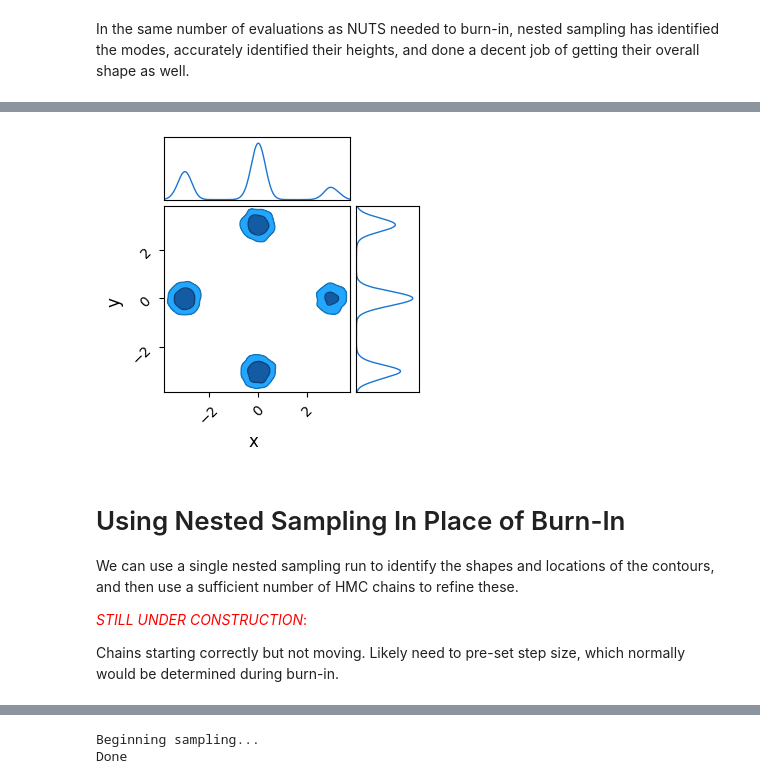
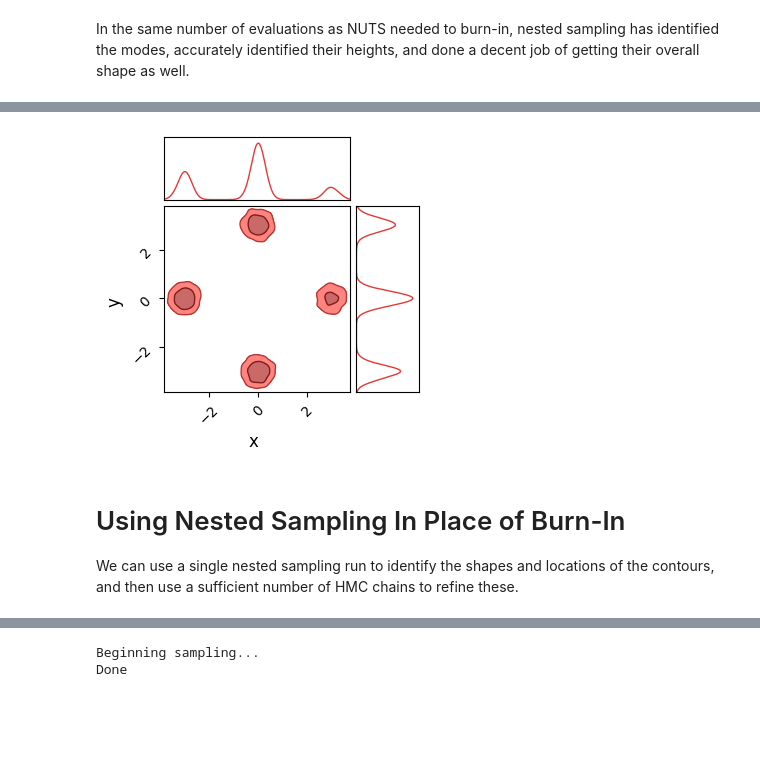
Before and after one commit to HughMcDougall/HMJavelin, a Jupyter notebook: NumpyroTests/BurnInTest.ipynb, the cells around one changed output, grey strips where cells are left out. Drawn from its saved outputs; the diff is of its cells as text; code cells hidden in the pictures; blank space fills up the shorter version.

```diff
--- a/NumpyroTests/BurnInTest.ipynb
+++ b/NumpyroTests/BurnInTest.ipynb
@@ -103,7 +104,7 @@ Sampling Done
 Though NUTS does a good job (after burn-in) of locating each of the modes, it <i>doesn't</i> succesfully identify their heights. Because the modes are so fully separated, chains stick to whichever mode they first encounter, and so each mode is equally occupied / has roughly the same height:
 # %%
 plt.figure(figsize=(5,5))
-plt.title("Chain Paths (Post-Burnin)")
+plt.title("Chain Paths (Post-Burnin), NUTS")
 plt.axis('equal')
 plt.plot([xmin,xmax,xmax,xmin,xmin],[ymax,ymax,ymin,ymin,ymax],c='k',lw=0.5)
 plt.errorbar([-spacing,0,0,0,spacing],[0,-spacing,0,spacing,0],xerr=width,yerr=width,c='r',fmt='none')
@@ -112,7 +113,7 @@ for i in range(nchains):
 plt.show()
 
 c= ChainConsumer()
-c.add_chain([output['x'],output['y']], parameters=['x','y'])
-c.plotter.plot()
+c.add_chain([output['x'],output['y']], parameters=['x','y'], name="NUTS only", color='blue')
+c.plotter.plot(chains=['NUTS only'])
 plt.show()
 # %% [output]
@@ -142,8 +143,7 @@ In the same number of evaluations as NUTS needed to burn-in, nested sampling has
 # %%
 output_ns=ns.get_samples(jax.random.PRNGKey(0),nchains*nsamples)
 
-c= ChainConsumer()
-c.add_chain([output_ns['x'],output_ns['y']], parameters=['x','y'])
-c.plotter.plot()
+c.add_chain([output_ns['x'],output_ns['y']], parameters=['x','y'], name='NS only', color='red')
+c.plotter.plot(chains=['NS only'])
 plt.show()
 # %% [output]
@@ -152,10 +154,5 @@ WARNING:chainconsumer:Parameter y in chain Chain 0 is not constrained
-[figure, old version]
+[figure, new version]
 # %% [markdown]
 # Using Nested Sampling In Place of  Burn-In
 We can use a single nested sampling run to identify the shapes and locations of the contours, and then use a sufficient number of HMC chains to refine these.
-
-
-<span style="color:red">*STILL UNDER CONSTRUCTION*: </span>
-
-Chains starting correctly but not moving. Likely need to pre-set step size, which normally would be determined during burn-in.
 # %%
```
Also changed, not shown: parts of 24 cells of this notebook, 8 other files.
